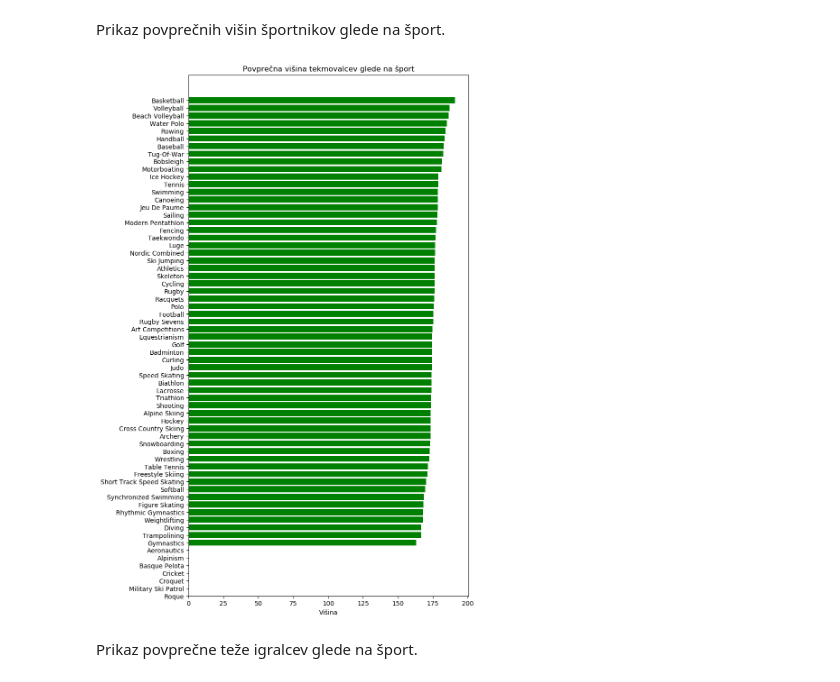
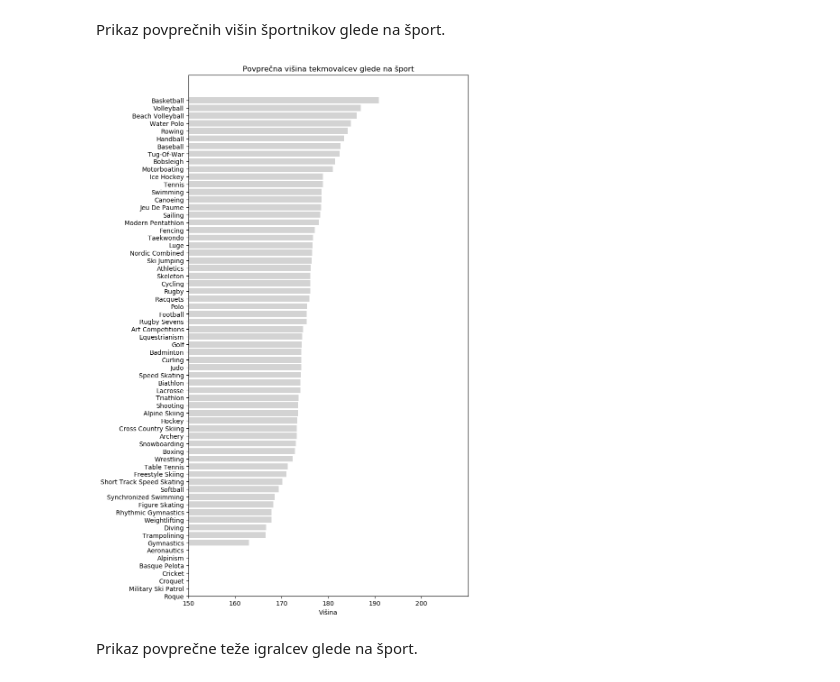
Before and after one commit to ziga-solar/PR19ZSASNKSK, a Jupyter notebook: PR19ZSASNKSK.ipynb, the cells around one changed output. Drawn from its saved outputs; the diff is of its cells as text; code cells hidden in the pictures.

```diff
--- a/PR19ZSASNKSK.ipynb
+++ b/PR19ZSASNKSK.ipynb
@@ -86,20 +99,30 @@ visina_sport  = visina_sport.sort_values(by="Height", ascending=False)
 # %%
 plt.rcdefaults()
 fig, ax = plt.subplots(figsize=(8, 15))
 
 sporti = np.arange(len(visina_sport["Sport"]))
+xOS = np.arange(150,210,step=10)
 
-ax.barh(sporti, visina_sport["Height"],height=0.8, align="center", color="green")
+#nastavi znacilnosti grafa
+ax.barh(sporti, visina_sport["Height"],height=0.8, align="center", color="lightgrey")
+
+#nastavi Y os
 ax.set_yticks(sporti)
 ax.set_yticklabels(visina_sport["Sport"])
 ax.invert_yaxis()
 
+#nastavi X os
+#ax.set_xticks(xOS)
+ax.set_xlim((150, 210))
+ax.set_xticks(xOS,False)
+
+#nastavi naslove
 ax.set_xlabel("Višina")
 ax.set_title("Povprečna višina tekmovalcev glede na šport")
 
 plt.show()
 # %% [output]
-[figure, old version]
+[figure, new version]
 # %% [markdown]
 Prikaz povprečne teže igralcev glede na šport.
 # %%
```
Also changed, not shown: parts of 3 cells of this notebook.
